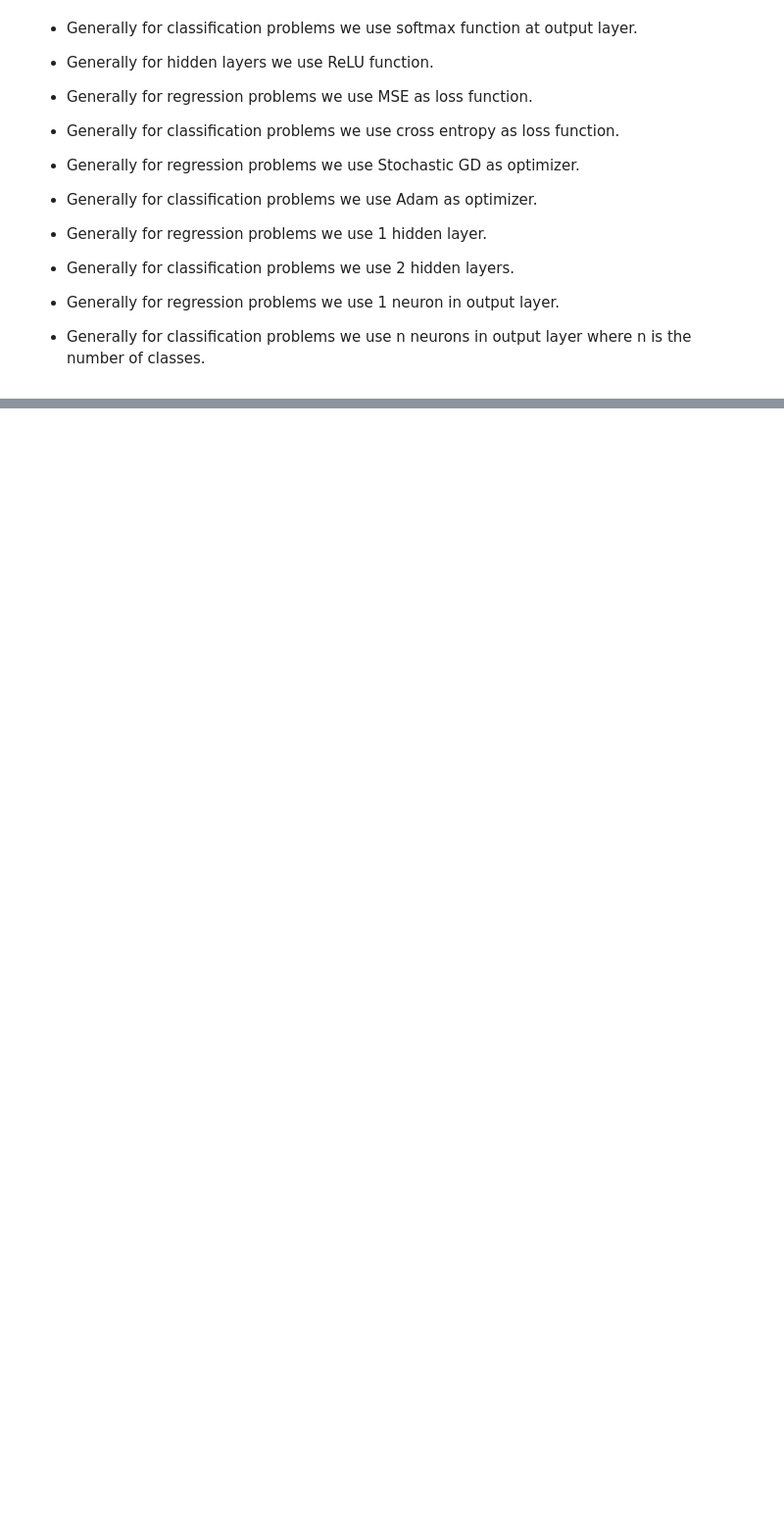
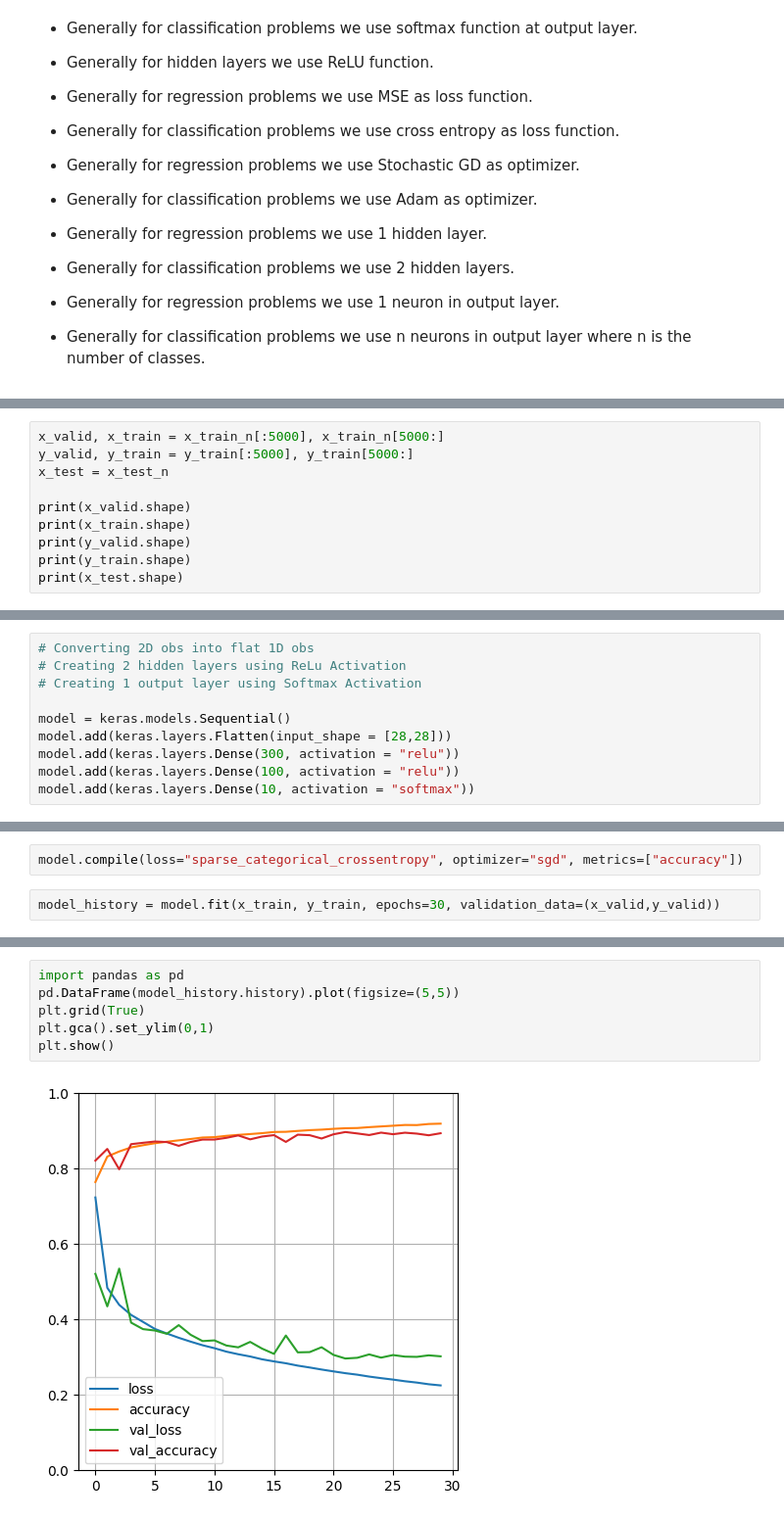
Before and after one commit to Sahib61003/Deep_Learning_Internshala, a Jupyter notebook: Module2.ipynb, the cells around one changed output, grey strips where cells are left out. Shown at 98% size. Cells and saved outputs as stored; diff of their text form; blank space fills up the shorter version.

```diff
--- a/Module2.ipynb
+++ b/Module2.ipynb
@@ -299,0 +405,10 @@ Input Layer -> Hidden Layer 1 -> Hidden Layer 2 -> Output Layer
+# %%
+x_valid, x_train = x_train_n[:5000], x_train_n[5000:]
+y_valid, y_train = y_train[:5000], y_train[5000:]
+x_test = x_test_n
+
+print(x_valid.shape)
+print(x_train.shape)
+print(y_valid.shape)
+print(y_train.shape)
+print(x_test.shape)
@@ -299,0 +454,10 @@ Input Layer -> Hidden Layer 1 -> Hidden Layer 2 -> Output Layer
+# %%
+# Converting 2D obs into flat 1D obs
+# Creating 2 hidden layers using ReLu Activation
+# Creating 1 output layer using Softmax Activation
+
+model = keras.models.Sequential()
+model.add(keras.layers.Flatten(input_shape = [28,28]))
+model.add(keras.layers.Dense(300, activation = "relu"))
+model.add(keras.layers.Dense(100, activation = "relu"))
+model.add(keras.layers.Dense(10, activation = "softmax"))
@@ -299,0 +513,4 @@ Input Layer -> Hidden Layer 1 -> Hidden Layer 2 -> Output Layer
+# %%
+model.compile(loss="sparse_categorical_crossentropy", optimizer="sgd", metrics=["accuracy"])
+# %%
+model_history = model.fit(x_train, y_train, epochs=30, validation_data=(x_valid,y_valid))
@@ -299,0 +559,8 @@ Input Layer -> Hidden Layer 1 -> Hidden Layer 2 -> Output Layer
+# %%
+import pandas as pd
+pd.DataFrame(model_history.history).plot(figsize=(5,5))
+plt.grid(True)
+plt.gca().set_ylim(0,1)
+plt.show()
+# %% [output]
+[figure, added]
```
Also changed, not shown: parts of 37 cells of this notebook.
